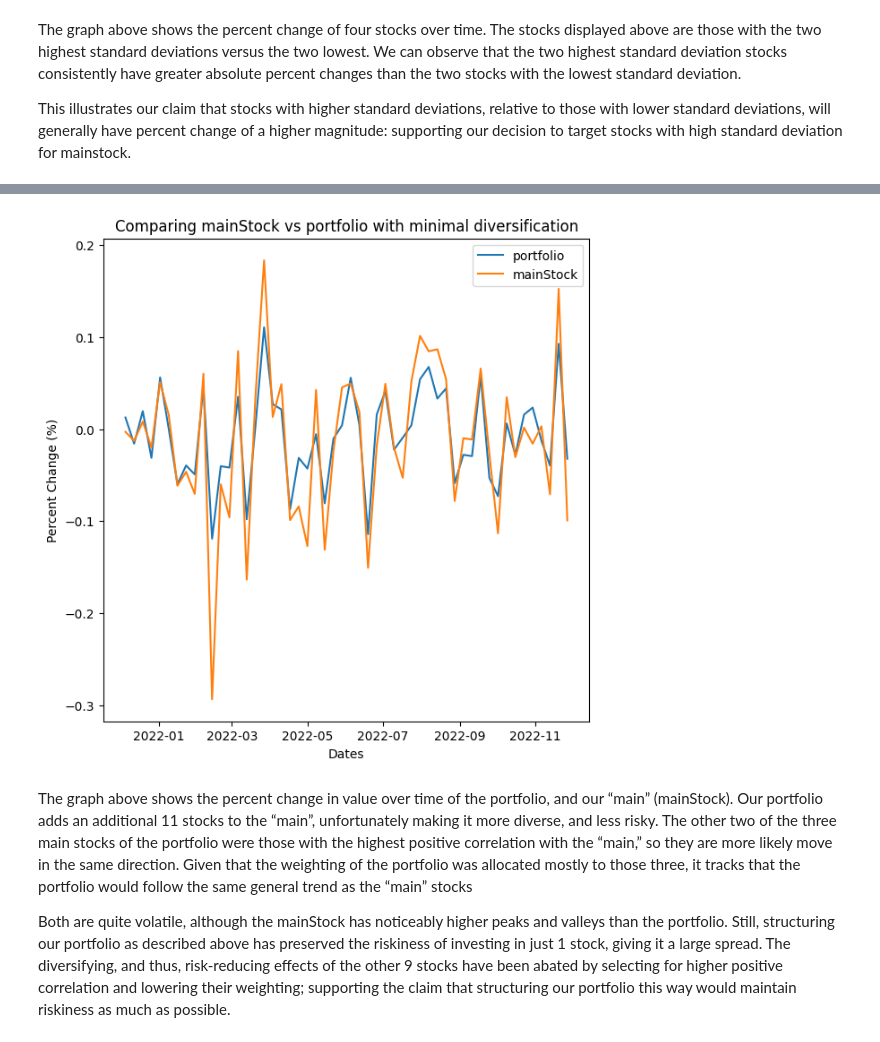
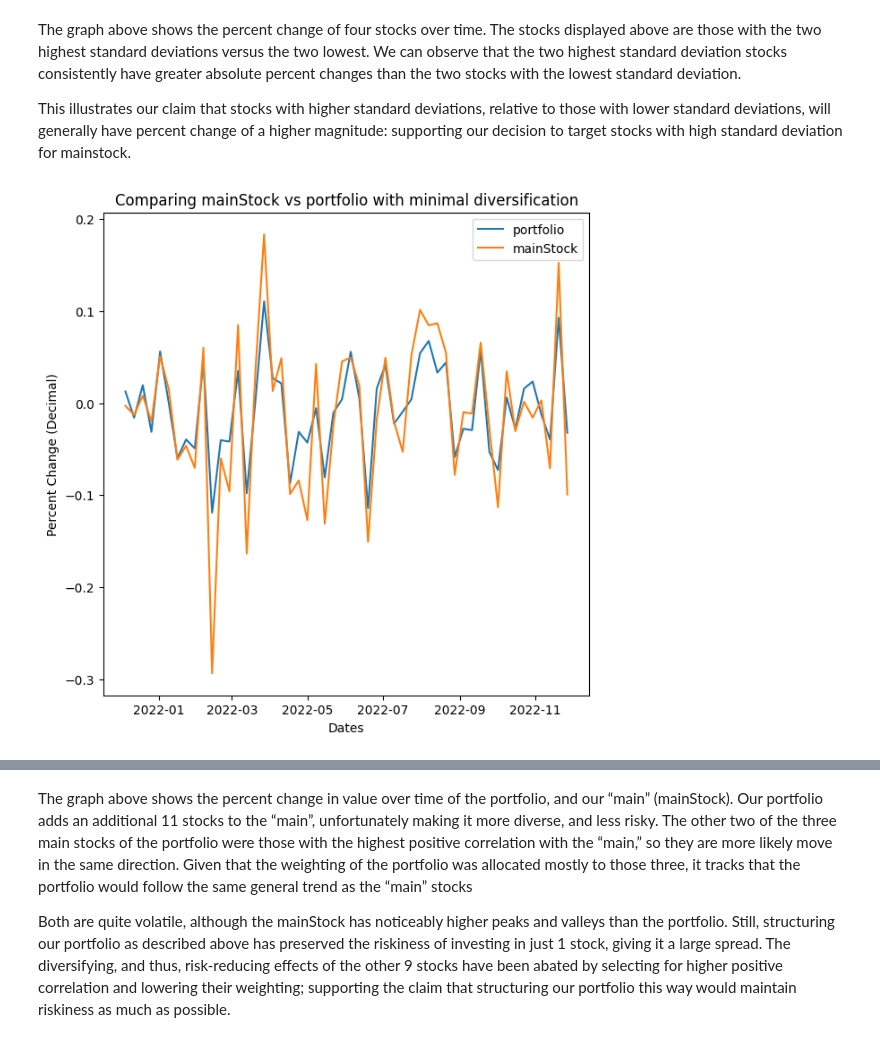
Before and after one commit to Eroica32/Investment-Portfolio-Builder, a Jupyter notebook: Team_12_Assignment.ipynb, the cells around one changed output, grey strips where cells are left out. Cells and saved outputs as stored; diff of their text form; code cells hidden in the pictures.

```diff
--- a/Team_12_Assignment.ipynb
+++ b/Team_12_Assignment.ipynb
@@ -32,7 +32,6 @@ We chose the data range to be within a year to avoid past extraneous circumstanc
 def filter(filename):
     #Call the CSV file and store it in a dataframe
     tickers = pd.read_csv(filename)
-    length = len(tickers)
 
     #Clean the the dataframe
     colname = tickers.columns[0]
@@ -184,6 +183,7 @@ class Stock:
         self.dateRange = pd.date_range(start=self.start, end=self.end, freq=pd.offsets.Week(1))
         plt.plot(self.dateRange, self.companiesDF['pct'], label= self.ticker + ": "+  str(self.std) )
         plt.title("Portfolio Stock Changes", fontsize=20)
+        plt.ylabel("Percent Change (Decimal)", fontsize=14)
         self.makeGraph(True)
 
     # Calculates the std value of the ticker
@@ -195,13 +195,13 @@ class Stock:
         self.dateRange = pd.date_range(start=self.start, end=self.end, freq=pd.offsets.Week(1))
         plt.plot(self.dateRange, self.companiesDF[self.ticker], label= self.ticker + ": "+ str(self.std))
         plt.title("Portfolio Stock Prices", fontsize=20)
+        plt.ylabel("Price $(USD)", fontsize=14)
         self.makeGraph(True)
 
     # Adds the Axis and Customization to Graphs
     def makeGraph(self, legend=False):
         plt.xticks(rotation=70)
         plt.xlabel("Dates", fontsize=14)
-        plt.ylabel("Price $(USD)", fontsize=14)
         if legend:
             plt.legend(bbox_to_anchor=(1.0, 1.0))
 # %% [markdown]
@@ -495,28 +497,30 @@ This illustrates our claim that stocks with higher standard deviations, relative
 # %%
 def compare(mainStock, portfolioFinal, portfolioObj):
     temp = pd.DataFrame()
     temp["portfolio"] = portfolioObj[0].companiesDF[portfolioObj[0].ticker]*0
     counter = 0
     for row in portfolioFinal.iterrows():
         # shares * past periods
         temp["portfolio"] += row[1][2]*portfolioObj[counter].companiesDF[portfolioObj[counter].ticker]
         counter += 1
     temp["portfolio"] = temp['portfolio'].pct_change()
     # if entire portfolio is mainstock, we get 4 times as many shares
     temp['mainStock'] = mainStock.companiesDF[mainStock.ticker]*(portfolioFinal.iloc[0,2]*4)
     temp['mainStock'] = temp['mainStock'].pct_change()
     temp.dropna(inplace=True)
 
     plt.figure(figsize=(7, 7))
     plt.plot(temp.index, temp["portfolio"], label="portfolio")
     plt.plot(temp.index, temp['mainStock'], label="mainStock")
     plt.legend(loc='best')
     plt.xlabel("Dates")
-    plt.ylabel("Percent Change (%)")
+    plt.ylabel("Percent Change (Decimal)")
     plt.title("Comparing mainStock vs portfolio with minimal diversification")
+    plt.show()
     print("MainStock Std: ", temp['mainStock'].std())
     print("portfolio Std: ", temp['portfolio'].std())
 
 compare(mainStock, Portfolio_Final, portfolioObj)
 # %% [output]
+[figure, new version]
 MainStock Std:  0.08428088522001388
@@ -524,4 +528,3 @@ portfolio Std:  0.05039748262130442
-[figure, old version]
 # %% [markdown]
 The graph above shows the percent change in value over time of the portfolio, and our “main” (mainStock). Our portfolio adds an additional 11 stocks to the “main”, unfortunately making it more diverse, and less risky. The other two of the three main stocks of the portfolio were those with the highest positive correlation with the “main,” so they are more likely move in the same direction. Given that the weighting of the portfolio was allocated mostly to those three, it tracks that the portfolio would follow the same general trend as the “main” stocks
 
```
Also changed, not shown: parts of 11 cells of this notebook.
